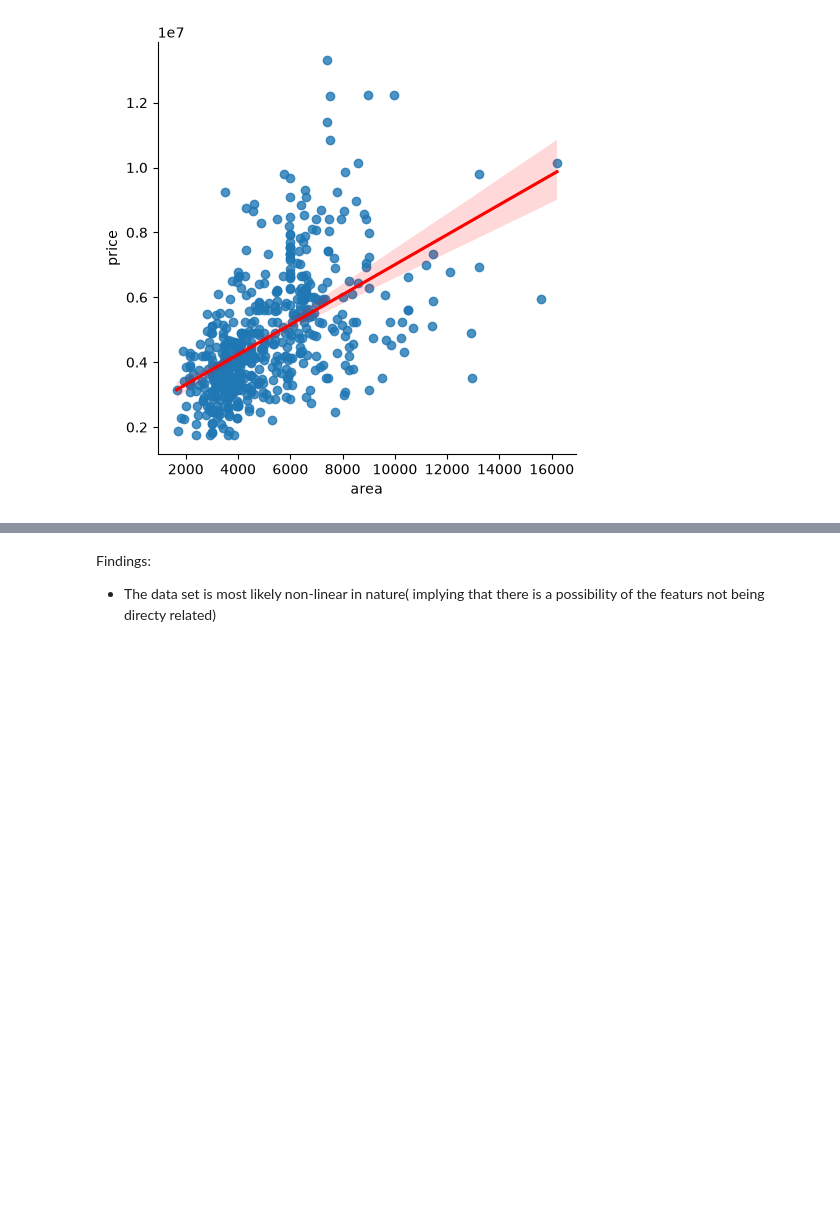
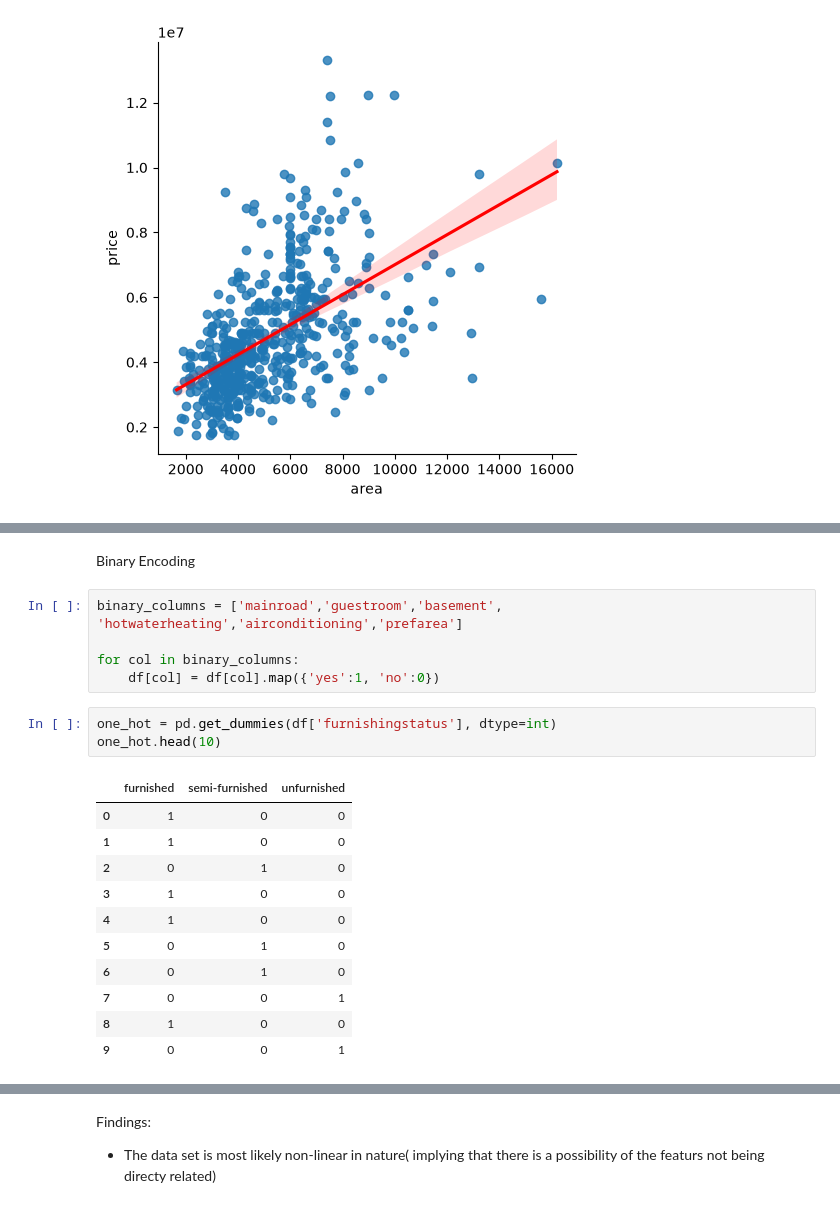
Before and after one commit to JosephRidge/ML-101-Series, a Jupyter notebook: LinearRegression/simple_linear.ipynb, the cells around one changed output, grey strips where cells are left out. Drawn from its saved outputs; the diff is of its cells as text; blank space fills up the shorter version.

```diff
--- a/LinearRegression/simple_linear.ipynb
+++ b/LinearRegression/simple_linear.ipynb
@@ -133,0 +148,22 @@ sns.lmplot(data=df, x="area", y="price",line_kws= {"color" : "red"})
+# %% [markdown]
+Binary Encoding
+# %%
+binary_columns = ['mainroad','guestroom','basement',	'hotwaterheating','airconditioning','prefarea']
+
+for col in binary_columns:
+    df[col] = df[col].map({'yes':1, 'no':0})
+# %%
+one_hot = pd.get_dummies(df['furnishingstatus'], dtype=int)
+one_hot.head(10)
+# %% [output]
+|  | furnished | semi-furnished | unfurnished |
+| 0 | 1 | 0 | 0 |
+| 1 | 1 | 0 | 0 |
+| 2 | 0 | 1 | 0 |
+| 3 | 1 | 0 | 0 |
+| 4 | 1 | 0 | 0 |
+| 5 | 0 | 1 | 0 |
+| 6 | 0 | 1 | 0 |
+| 7 | 0 | 0 | 1 |
+| 8 | 1 | 0 | 0 |
+| 9 | 0 | 0 | 1 |
```
Also changed, not shown: parts of 36 cells of this notebook, 1 other file.
